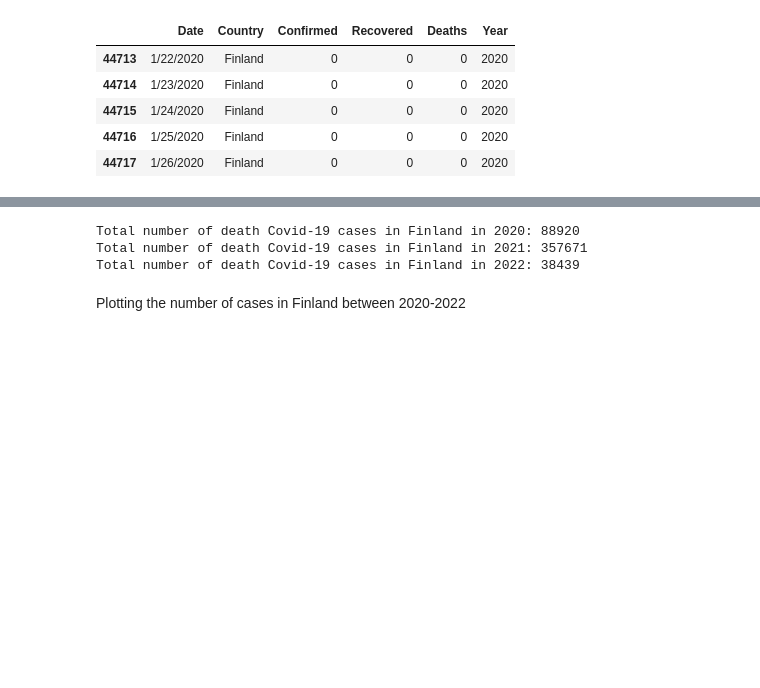
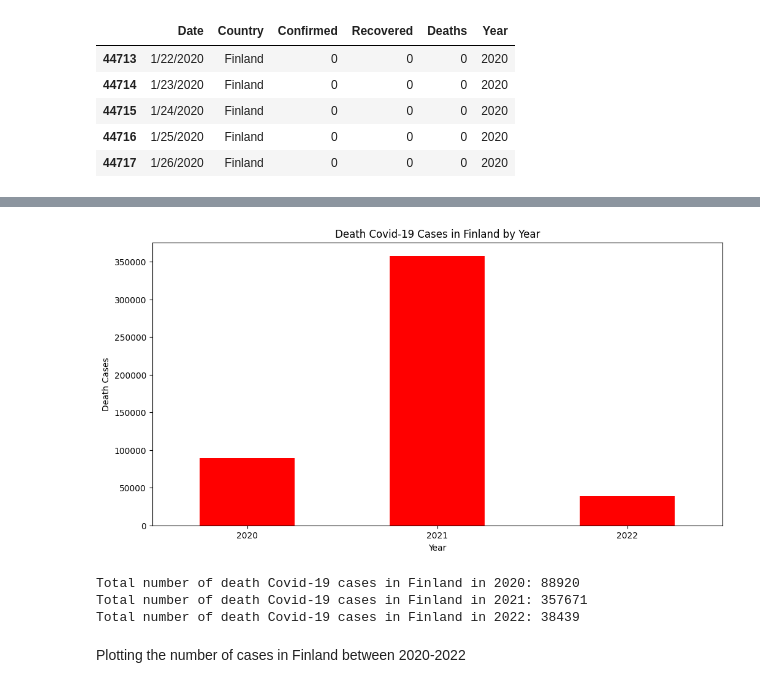
Before and after one commit to SamiAnttalainen/Covid-19_Analysis-Project, a Jupyter notebook: Covid-19_Data_Analysis.ipynb, the cells around one changed output, grey strips where cells are left out. Cells and saved outputs as stored; diff of their text form; code cells hidden in the pictures; blank space fills up the shorter version.

```diff
--- a/Covid-19_Data_Analysis.ipynb
+++ b/Covid-19_Data_Analysis.ipynb
@@ -146,11 +170,21 @@ Total number of recovered Covid-19 cases in Finland in 2022: 0
 # %%
 # Death cases in Finland by year
 death_cases_finland_by_year = data[(data['Country'] == 'Finland')].groupby("Year")["Deaths"].sum()
 
+# Plotting the death cases in Finland by year
+plt.figure(figsize=(12, 6))
+death_cases_finland_by_year.plot(kind='bar', color='red')
+plt.xlabel('Year')
+plt.ylabel('Death Cases')
+plt.title('Death Covid-19 Cases in Finland by Year')
+plt.xticks(rotation=0)
+plt.show()
+
 # Looping through the death cases in Finland by year dataframe
 for year, death_cases in death_cases_finland_by_year.items():
     print(f"Total number of death Covid-19 cases in Finland in {year}: {death_cases}")
 # %% [output]
+[figure, added]
 Total number of death Covid-19 cases in Finland in 2020: 88920
 Total number of death Covid-19 cases in Finland in 2021: 357671
 Total number of death Covid-19 cases in Finland in 2022: 38439
```
Also changed, not shown: parts of 9 cells of this notebook.
